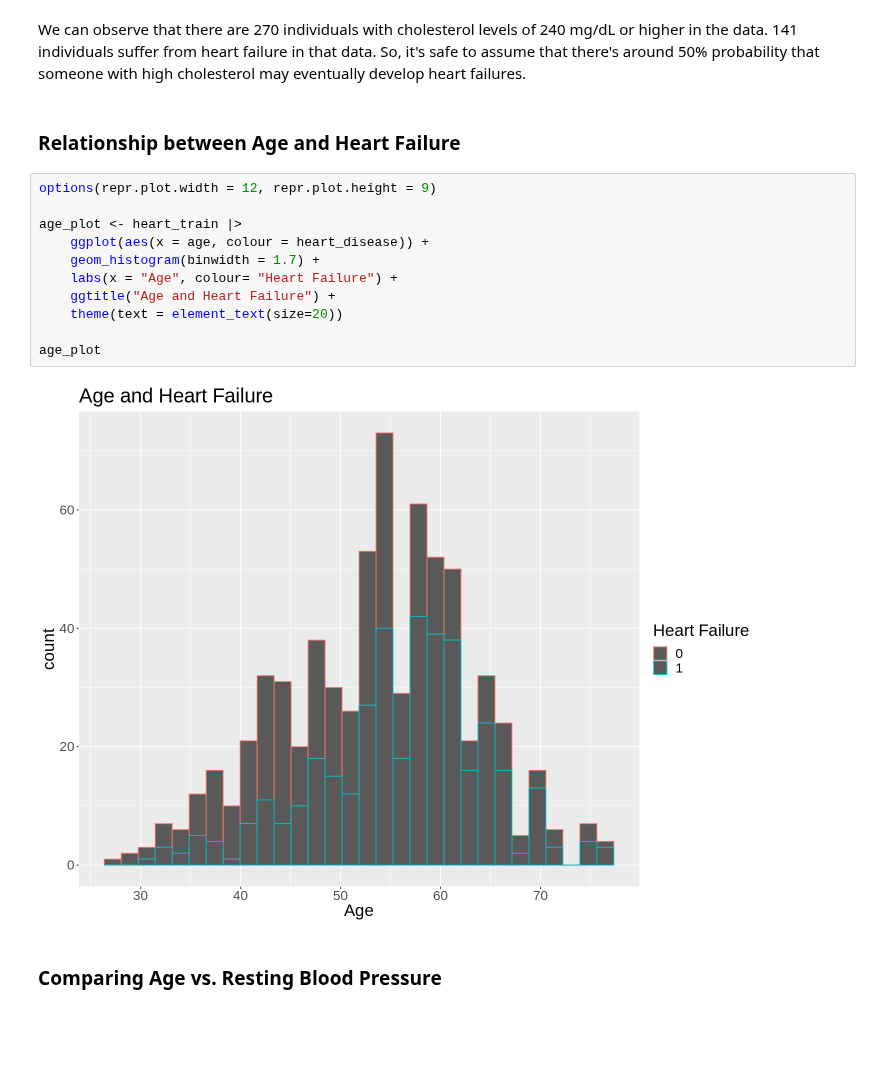
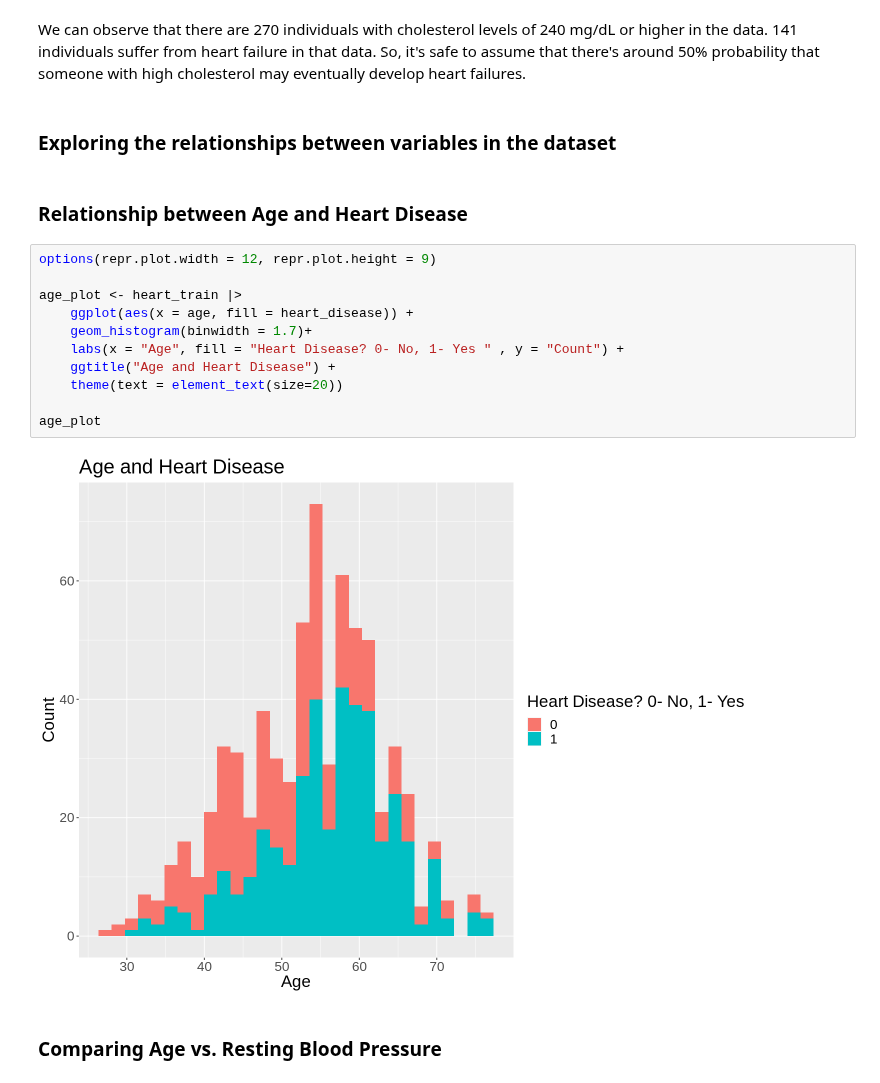
Before and after one commit to sara2815/Heart-Attack-Analysis, a Jupyter notebook: Group-43-Project.ipynb, the cells around one changed output. Saved outputs shown, nothing was run; the diff lists cells and outputs as text; blank space fills up the shorter version.

```diff
--- a/Group-43-Project.ipynb
+++ b/Group-43-Project.ipynb
@@ -198,21 +179,23 @@ A tibble: 2 × 2
 As per the article on "www.hopkinsmedicine.org", cholesterol of 240 mg/dL or more is considered to be high cholesterol levels and people with high cholesterol levels are more likely to have heart failure(John Hopkins Medicine).
 # %% [markdown]
 We can observe that there are 270 individuals with cholesterol levels of 240 mg/dL or higher in the data. 141 individuals suffer from heart failure in that data. So, it's safe to assume that there's around 50% probability that someone with high cholesterol may eventually develop heart failures.
-# %% [markdown]
-### Relationship between Age and Heart Failure ###
+# %% [markdown]
+### Exploring the relationships between variables in the dataset ###
+# %% [markdown]
+### Relationship between Age and Heart Disease ###
 # %%
 options(repr.plot.width = 12, repr.plot.height = 9)
 
 age_plot <- heart_train |>
-    ggplot(aes(x = age, colour = heart_disease)) +
-    geom_histogram(binwidth = 1.7) +
-    labs(x = "Age", colour= "Heart Failure") +
-    ggtitle("Age and Heart Failure") +
+    ggplot(aes(x = age, fill = heart_disease)) +
+    geom_histogram(binwidth = 1.7)+
+    labs(x = "Age", fill = "Heart Disease? 0- No, 1- Yes " , y = "Count") +
+    ggtitle("Age and Heart Disease") +
     theme(text = element_text(size=20))
 
 age_plot
 # %% [output]
-[figure, old version]
+[figure, new version]
 # %% [markdown]
 ### Comparing Age vs. Resting Blood Pressure
 # %%
```
Also changed, not shown: parts of 11 cells of this notebook.
